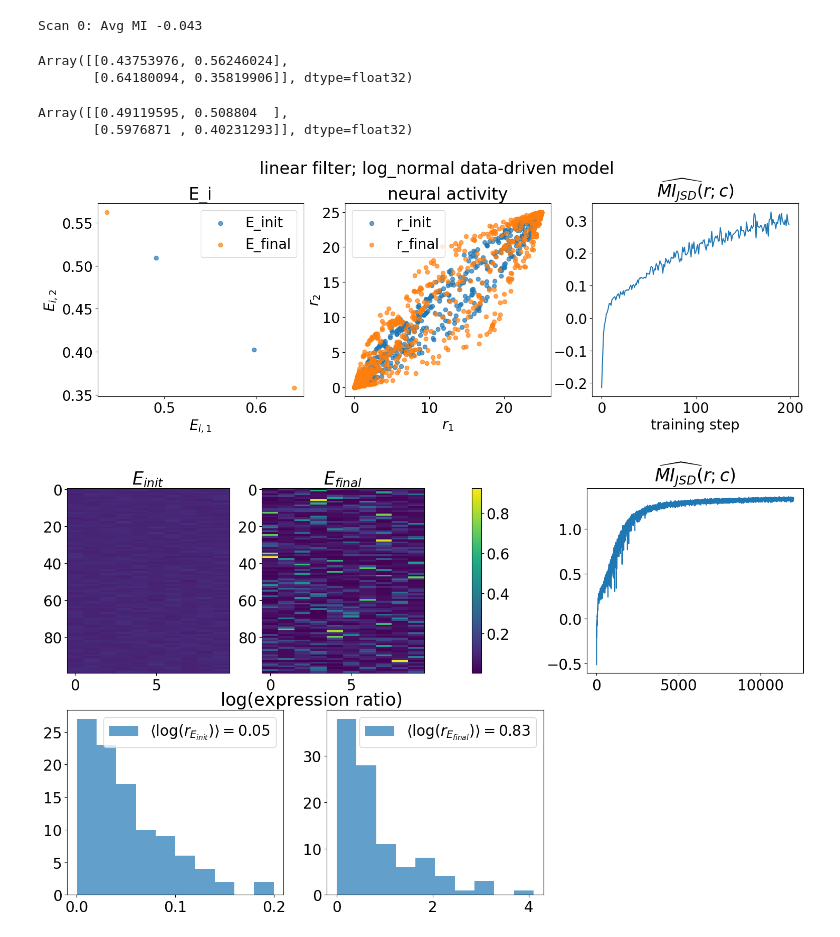
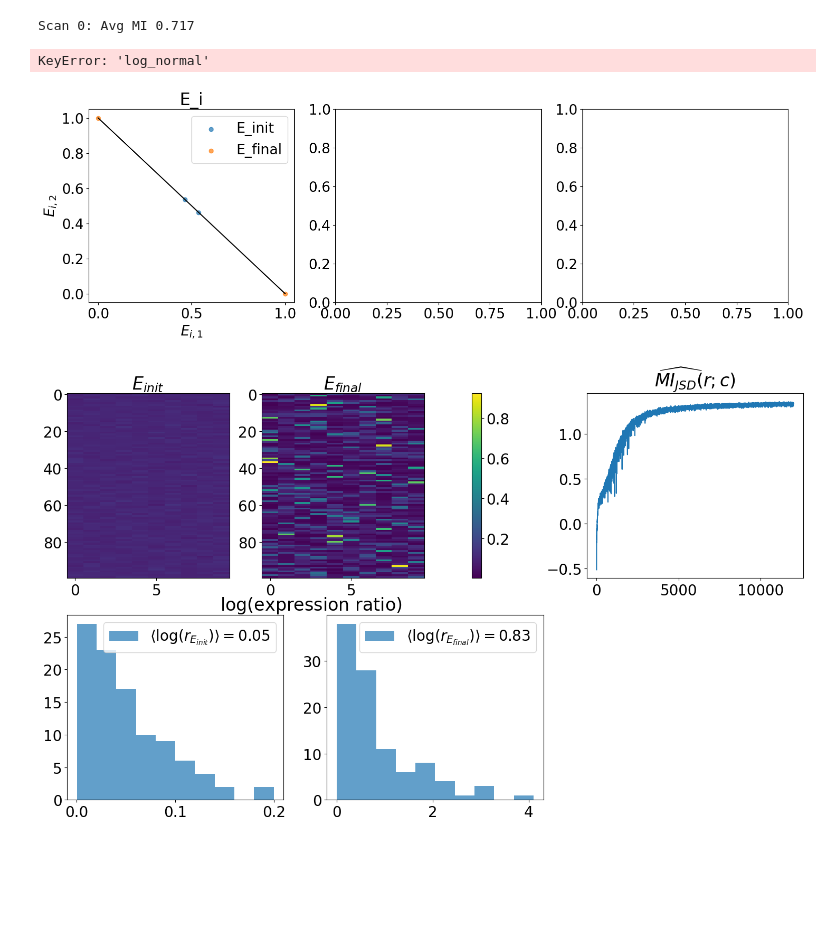
Before and after one commit to juancarlosfdc/noncanonical-olfaction, a Jupyter notebook: model/model.ipynb, the cells around one changed output. Saved outputs shown, nothing was run; the diff lists cells and outputs as text; code cells hidden in the pictures; blank space fills up the shorter version.

Commit message:
refactor so that loss, activity, phi, psi, and odor model are all strings in hyperparameters. big improvement

```diff
--- a/model/model.ipynb
+++ b/model/model.ipynb
@@ -94,16 +124,21 @@ class TrainingState:
 # %%
-def init(rng, phi, scale=1, hp=None, sigma_kappa_inv=4.0, rho=0, canonical_init = True) -> Params:
+def init(rng, scale=1, hp=None, sigma_kappa_inv=4.0, rho=0, canonical_init=False, balanced=False) -> Params:
     if hp is None:
         hp = HyperParams()
     W_key, E_key, z_key, eta_key = jax.random.split(rng, 4)
     W = jnp.clip(scale * jax.random.gamma(W_key, a=1, shape=(hp.M, hp.N)), min=1e-6, max=1-1e-6)
     if canonical_init:
-        if hp.L > hp.M and hp.L % hp.M == 0:
-            E  = jnp.repeat(jnp.eye(hp.M), hp.L//hp.M, axis=0) # this is a canonical initialization
+        # better than this: just choose random entries to be 1 so that each row has 1 1 and the rest are 0s.
+        if balanced:
+            try:
+                E  = jnp.repeat(jnp.eye(hp.M), hp.L//hp.M, axis=0) # this is a canonical initialization with exactly equal numbers representing each receptor
+            except:
+                raise ValueError("For balanced canonical initialization, set L to a postive multiple of M")
         else:
-            raise ValueError("For canonical initialization, set L to a postive multiple of M") # this could be better
+            E = create_one_hot_array(E_key, hp.L, hp.M)
     else:
-        E = phi(.5 + .1 * jax.random.normal(E_key, shape = (hp.L, hp.M))) # this is a noncanonical initialization where each neuron expresses roughly the same amount of every receptor.
+        phi = PHI_PSI_REGISTRY[hp.phi]
+        E = phi(.5 + .1 * jax.random.normal(E_key, shape = (hp.L, hp.M))) # this is a noncanonical initialization where every neuron expresses roughly the same amount of every receptor.
     # kappa_inv = jax.random.lognormal(kappa_inv_key, sigma=sigma_kappa_inv, shape=(hp.M, hp.N)) # see "Olfactory Encoding Model" in Reddy and Zak 2018
     eta = jax.random.lognormal(eta_key, shape=(hp.M, hp.N))
     z = jax.random.normal(z_key, shape=(hp.M, hp.N))
@@ -392,10 +437,7 @@ gammas = make_constant_gammas(epochs_per_scan, scans, gamma_T=1e-1, gamma_p=1e-1
 # %%
-state, metrics = train_natural_gradient_scan_over_epochs(init_state, hp, phi, psi, gammas, None, compute_linear_filter_activity, scans, epochs_per_scan)
+state, metrics = train_natural_gradient_scan_over_epochs(init_state, hp, gammas, scans, epochs_per_scan)
 # %% [output]
-Scan 0: Avg MI -0.043
+Scan 0: Avg MI 0.717
-# %%
-for i in range(10 * epochs_per_scan * scans):
-    cs = draw_cs(subkeys[4], hp)
 # %%
 def plot_expression(E_init, E_final, mis):
     fig, axs = plt.subplots(1, 2, figsize=(12, 5))
@@ -410,7 +452,7 @@ def plot_expression(E_init, E_final, mis):
     axs[1].plot(mis)
     return fig, axs
 
-def plot_activity(p_init, p_final, hp, mis, activity_function, key):
+def plot_activity(p_init, p_final, hp, mis, key):
     fig, axs = plt.subplots(1, 3, figsize=(18, 5))
     E_init = p_init.E
     E_final = p_final.E
@@ -422,37 +464,35 @@ def plot_activity(p_init, p_final, hp, mis, activity_function, key):
     axs[0].set_ylabel(r'$E_{i, 2}$')
     axs[0].legend()
     axs[0].set_title('E_i')
+    axs[0].plot([0, 1], [1, 0], color='black')
     key, *subkeys = jax.random.split(key, 4)
+    draw_cs = ODOR_MODEL_REGISTRY[hp.odor_model]
+    activity_function = ACTIVITY_FUNCTION_REGISTRY[hp.activity_model]
     cs = draw_cs(subkeys[0], hp)
     r_init = activity_function(hp, p_init, cs, subkeys[1])
     r_final = activity_function(hp, p_final, cs, subkeys[2])
-    axs[1].scatter(r_init[0], r_init[1], alpha=0.7, label='r_init')
-    axs[1].scatter(r_final[0], r_final[1], alpha=0.7, label='r_final')
+    if r.shape[0] == 1:
+        axs[1].hist(r_init[0], alpha=0.7, label='r_init')
+        axs[1].hist(r_final[0], alpha=0.7, label='r_final')
+    else:
+        axs[1].scatter(r_init[0], r_init[1], alpha=0.7, label='r_init')
+        axs[1].scatter(r_final[0], r_final[1], alpha=0.7, label='r_final')
+        axs[1].set_ylabel(r'$r_2$', labelpad=1)
     axs[1].legend()
     axs[1].set_title('neural activity')
     axs[1].set_xlabel(r'$r_1$')
-    axs[1].set_ylabel(r'$r_2$', labelpad=1)
     axs[2].plot(mis)
     axs[2].set_title(r'$\widehat{MI_{JSD}}(r; c)$')
     axs[2].set_xlabel('training step')
     return fig, axs, r_init, r_final
-# %%
-state.p.E
-# %% [output]
-Array([[0.43753976, 0.56246024],
-       [0.64180094, 0.35819906]], dtype=float32)
-# %%
-init_state.p.E
-# %% [output]
-Array([[0.49119595, 0.508804  ],
-       [0.5976871 , 0.40231293]], dtype=float32)
 # %%
 key = jax.random.key(42)
-fig, ax, *_ = plot_activity(init_state.p, state.p, hp, metrics['mi'], compute_osn_firing_with_antagonism, key)
-fig.suptitle('linear filter; log_normal data-driven model', y=1.05)
+fig, ax, *_ = plot_activity(init_state.p, state.p, hp, metrics['mi'], key)
+fig.suptitle(f'{hp.activity_model} activity, {hp.odor_model}', y=1.05)
 fig.savefig('tmp.png', bbox_inches='tight')
 # %% [output]
+KeyError: 'log_normal'
-[figure, old version]
+[figure, new version]
 # %%
 fig.savefig('tmp.png', bbox_inches='tight')
 # %%
```
Also changed, not shown: parts of 8 cells of this notebook.
